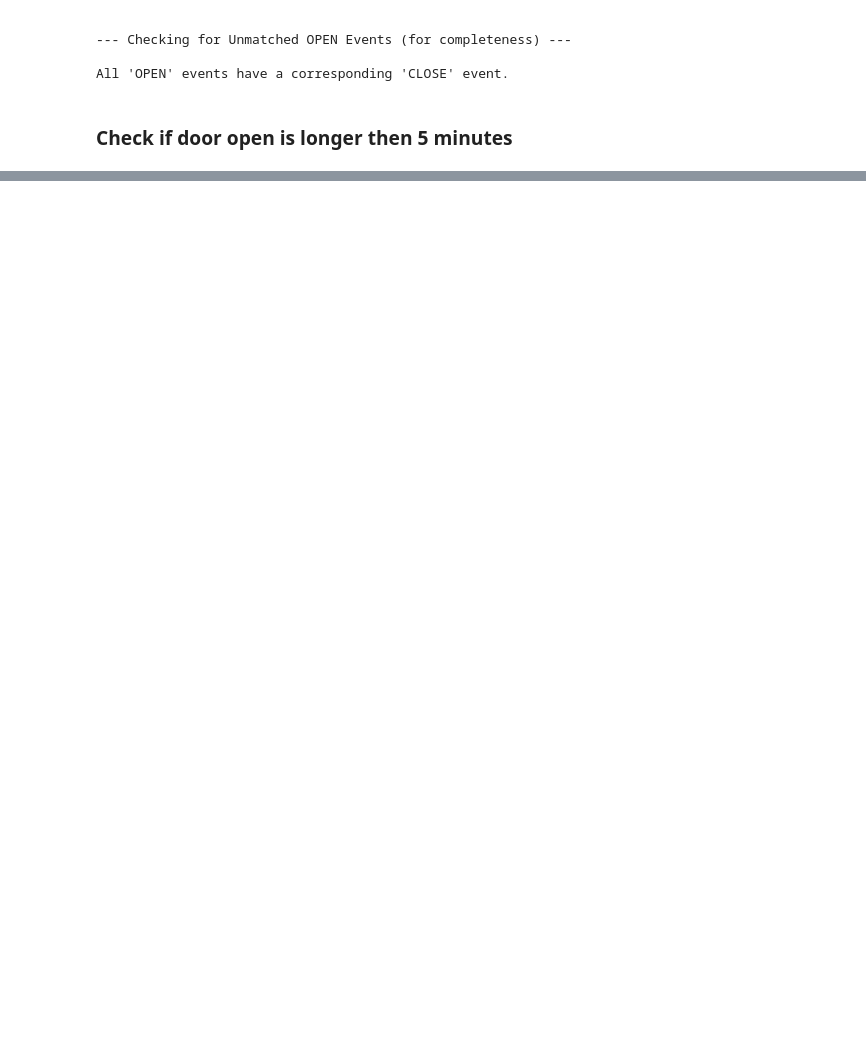
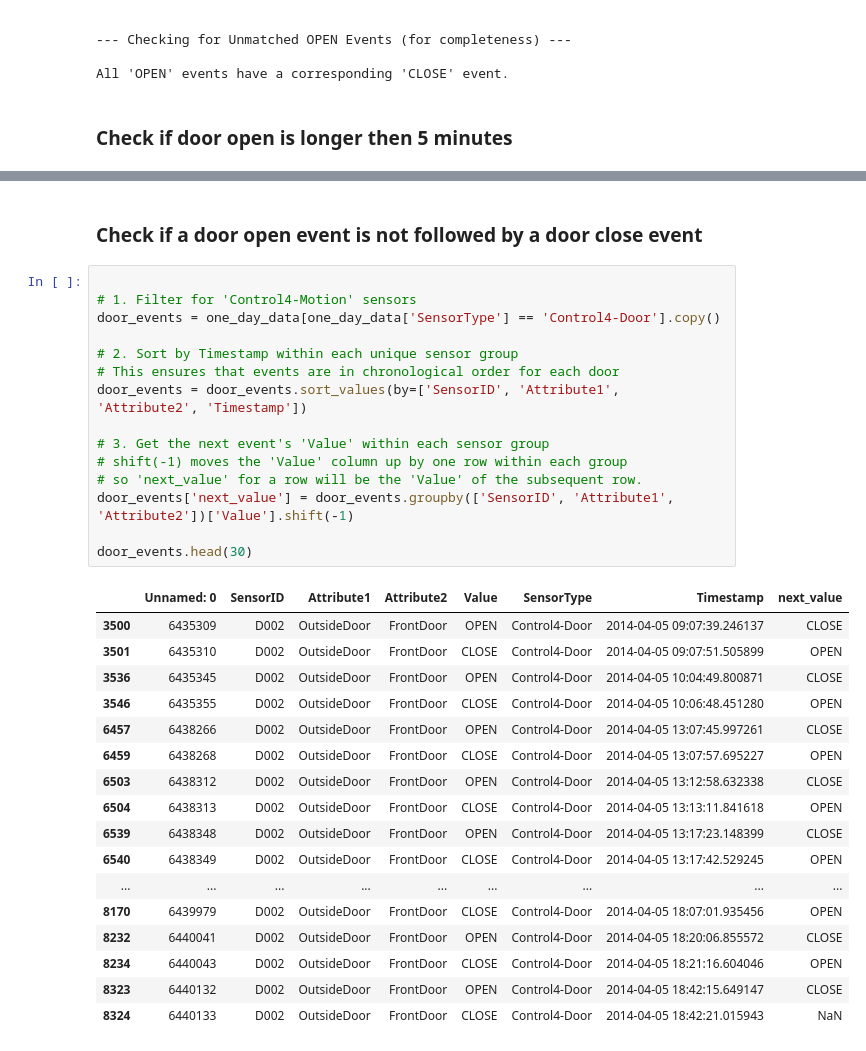
Before and after one commit to yuchunsheng/time_series, a Jupyter notebook: sensor_data/door_monitoring.ipynb, the cells around one changed output, grey strips where cells are left out. Saved outputs shown, nothing was run; the diff lists cells and outputs as text; blank space fills up the shorter version.

```diff
--- a/sensor_data/door_monitoring.ipynb
+++ b/sensor_data/door_monitoring.ipynb
@@ -336,3 +356,38 @@ Timestamps when door open time was longer than 0 days 00:05:00:
 | OpenTime    |
 |:------------|
 | 1.39671e+18 |
+# %% [markdown]
+### Check if a door open event is not followed by a door close event
+# %%
+
+# 1. Filter for 'Control4-Motion' sensors
+door_events = one_day_data[one_day_data['SensorType'] == 'Control4-Door'].copy()
+
+# 2. Sort by Timestamp within each unique sensor group
+# This ensures that events are in chronological order for each door
+door_events = door_events.sort_values(by=['SensorID', 'Attribute1', 'Attribute2', 'Timestamp'])
+
+# 3. Get the next event's 'Value' within each sensor group
+# shift(-1) moves the 'Value' column up by one row within each group
+# so 'next_value' for a row will be the 'Value' of the subsequent row.
+door_events['next_value'] = door_events.groupby(['SensorID', 'Attribute1', 'Attribute2'])['Value'].shift(-1)
+
+door_events.head(30)
+# %% [output]
+|  | Unnamed: 0 | SensorID | Attribute1 | Attribute2 | Value | SensorType | Timestamp | next_value |
+| 3500 | 6435309 | D002 | OutsideDoor | FrontDoor | OPEN | Control4-Door | 2014-04-05 09:07:39.246137 | CLOSE |
+| 3501 | 6435310 | D002 | OutsideDoor | FrontDoor | CLOSE | Control4-Door | 2014-04-05 09:07:51.505899 | OPEN |
+| 3536 | 6435345 | D002 | OutsideDoor | FrontDoor | OPEN | Control4-Door | 2014-04-05 10:04:49.800871 | CLOSE |
+| 3546 | 6435355 | D002 | OutsideDoor | FrontDoor | CLOSE | Control4-Door | 2014-04-05 10:06:48.451280 | OPEN |
+| 6457 | 6438266 | D002 | OutsideDoor | FrontDoor | OPEN | Control4-Door | 2014-04-05 13:07:45.997261 | CLOSE |
+| 6459 | 6438268 | D002 | OutsideDoor | FrontDoor | CLOSE | Control4-Door | 2014-04-05 13:07:57.695227 | OPEN |
+| 6503 | 6438312 | D002 | OutsideDoor | FrontDoor | OPEN | Control4-Door | 2014-04-05 13:12:58.632338 | CLOSE |
+| 6504 | 6438313 | D002 | OutsideDoor | FrontDoor | CLOSE | Control4-Door | 2014-04-05 13:13:11.841618 | OPEN |
+| 6539 | 6438348 | D002 | OutsideDoor | FrontDoor | OPEN | Control4-Door | 2014-04-05 13:17:23.148399 | CLOSE |
+| 6540 | 6438349 | D002 | OutsideDoor | FrontDoor | CLOSE | Control4-Door | 2014-04-05 13:17:42.529245 | OPEN |
+| ... | ... | ... | ... | ... | ... | ... | ... | ... |
+| 8170 | 6439979 | D002 | OutsideDoor | FrontDoor | CLOSE | Control4-Door | 2014-04-05 18:07:01.935456 | OPEN |
+| 8232 | 6440041 | D002 | OutsideDoor | FrontDoor | OPEN | Control4-Door | 2014-04-05 18:20:06.855572 | CLOSE |
+| 8234 | 6440043 | D002 | OutsideDoor | FrontDoor | CLOSE | Control4-Door | 2014-04-05 18:21:16.604046 | OPEN |
+| 8323 | 6440132 | D002 | OutsideDoor | FrontDoor | OPEN | Control4-Door | 2014-04-05 18:42:15.649147 | CLOSE |
+| 8324 | 6440133 | D002 | OutsideDoor | FrontDoor | CLOSE | Control4-Door | 2014-04-05 18:42:21.015943 | NaN |
```
Also changed, not shown: parts of 7 cells of this notebook.
